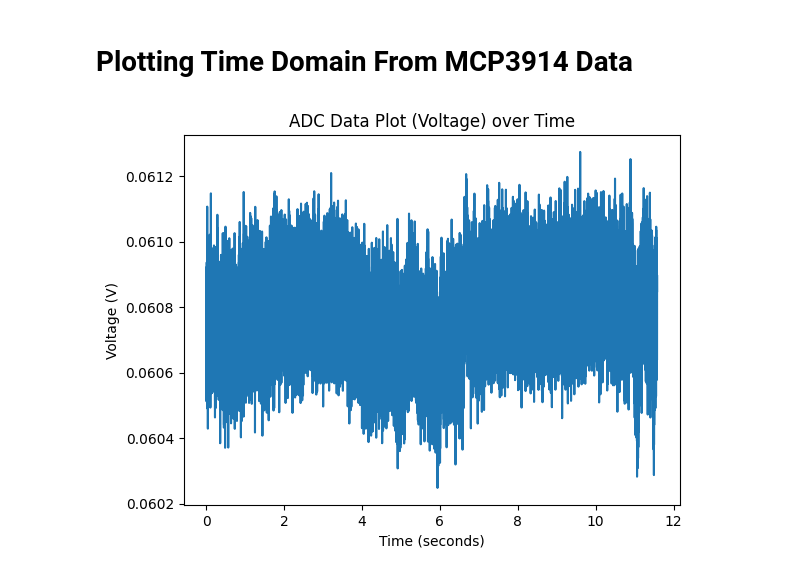
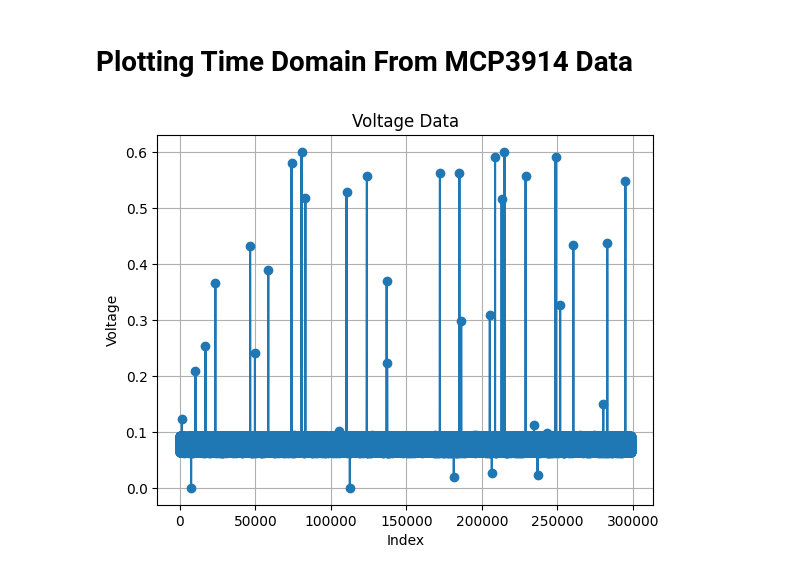
Before and after one commit to MishayNaidoo/Traffic-Monitoring-Using-Doppler-Radar, a Jupyter notebook: ADC/ReaderSpectrogram.ipynb, the cells around one changed output. Cells and saved outputs as stored; diff of their text form; code cells hidden in the pictures.

```diff
--- a/ADC/ReaderSpectrogram.ipynb
+++ b/ADC/ReaderSpectrogram.ipynb
@@ -229,30 +229,17 @@ plt.show()
 [figure]
 # %% [markdown]
 # Plotting Time Domain From MCP3914 Data
-# %%
-# Reference voltage for the ADC (replace with your actual Vref)
-Vref = 1.2
-
-# Sampling rate
-sampling_rate = 3906  # samples per second
-
-# Step 1: Read ADC Samples from a Text File
-adc_samples = []
-with open('E:/UCT/Masters/Traffic-Monitoring-Using-Doppler-Radar/ADC/output.txt', 'r') as file:
-    for line in file:
-        adc_samples.append(int(line.strip()))
-
-# Step 2: Convert ADC Values to Voltages
-voltages = [(sample / 16777216) * Vref for sample in adc_samples]
-
-# Step 3: Create a time axis
-time_axis = np.arange(0, len(voltages)) / sampling_rate
-
-# Step 4: Plot the Data
-plt.plot(time_axis, voltages)
-plt.xlabel('Time (seconds)')
-plt.ylabel('Voltage (V)')
-plt.title('ADC Data Plot (Voltage) over Time')
-plt.show()
-# %% [output]
-[figure, removed]
+# %%
+# Read the voltage data from the text file
+with open('/home/mishay/Traffic-Monitoring-Using-Doppler-Radar/ADC/output.txt', 'r') as file:
+    voltage_data = [float(line.strip()) for line in file]
+
+# Plot the data
+plt.plot(voltage_data, marker='o', linestyle='-')
+plt.title('Voltage Data')
+plt.xlabel('Index')
+plt.ylabel('Voltage')
+plt.grid(True)
+plt.show()
+# %% [output]
+[figure, added]
```
Also changed, not shown: 41 other files.
